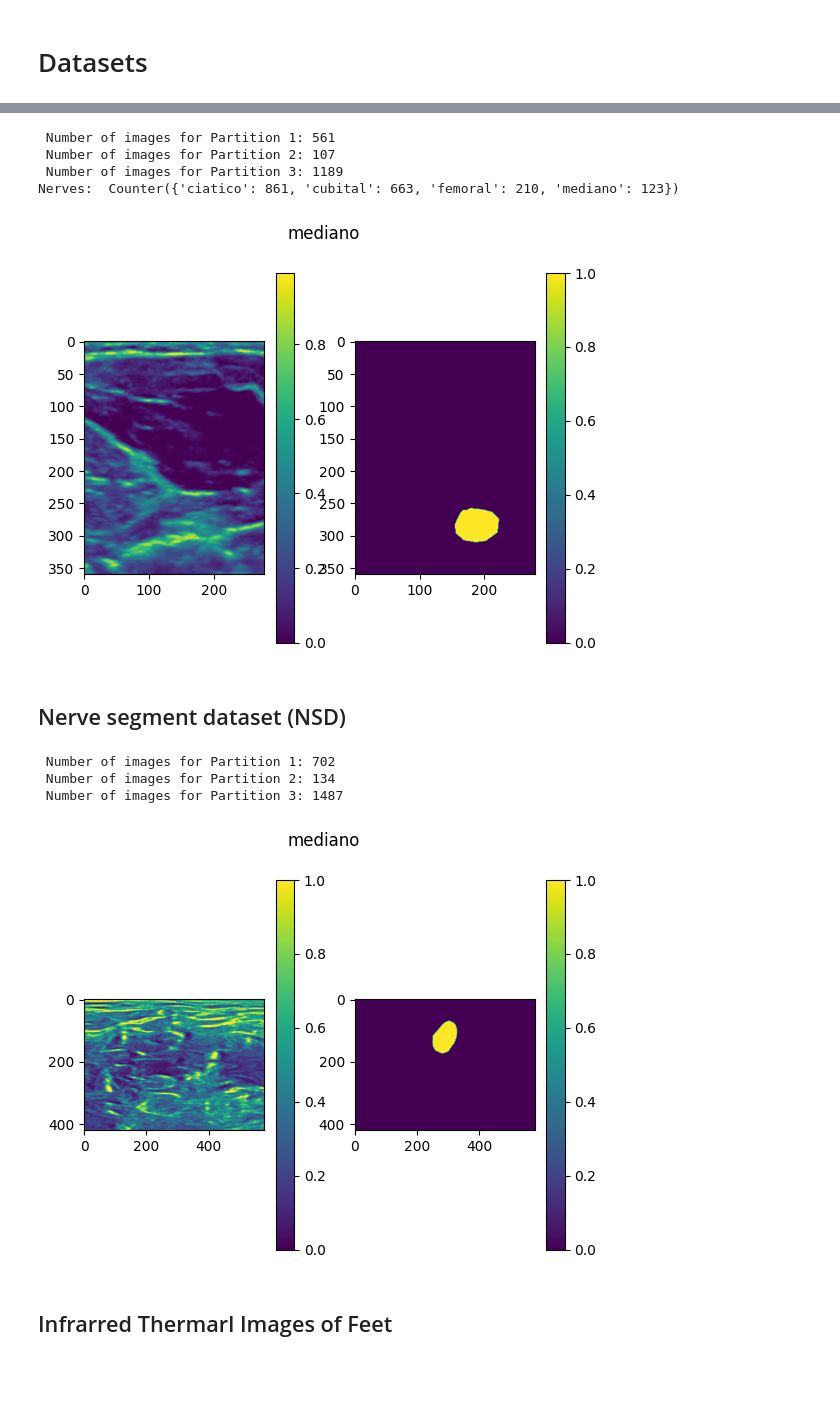
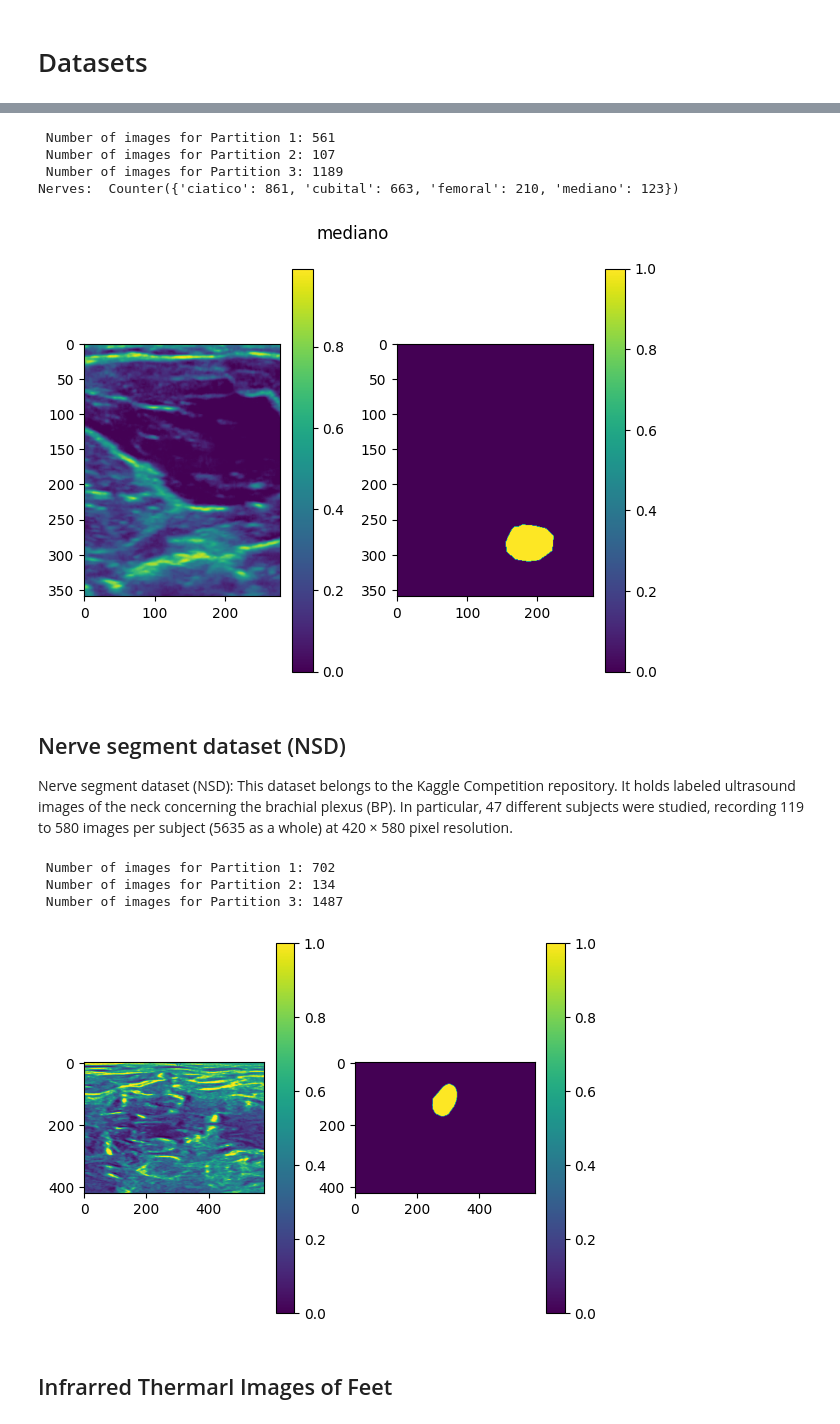
Before and after one commit to UN-GCPDS/python-gcpds.image_segmentation, a Jupyter notebook: docs/source/notebooks/02-datasets.ipynb, the cells around one changed output, grey strips where cells are left out. Saved outputs shown, nothing was run; the diff lists cells and outputs as text; code cells hidden in the pictures; blank space fills up the shorter version.

Commit message:
Update: documentation datasets

```diff
--- a/docs/source/notebooks/02-datasets.ipynb
+++ b/docs/source/notebooks/02-datasets.ipynb
@@ -24,39 +27,41 @@ for img, mask, label, id_img in train_dataset.take(1):
     plt.colorbar()
     plt.suptitle(label.numpy()[0].decode())
 
+plt.tight_layout()
 plt.show()
 # %% [output]
  Number of images for Partition 1: 561
  Number of images for Partition 2: 107
  Number of images for Partition 3: 1189
 Nerves:  Counter({'ciatico': 861, 'cubital': 663, 'femoral': 210, 'mediano': 123})
-[figure, old version]
+[figure, new version]
-# %% [markdown]
-## Nerve segment dataset (NSD)
+# %% [markdown]
+## Nerve segment dataset (NSD)
+
+Nerve segment dataset (NSD): This dataset belongs to the Kaggle Competition repository. It holds labeled ultrasound images of the neck concerning the brachial plexus (BP). In particular, 47 different subjects were studied, recording 119 to 580 images  per subject (5635 as a whole) at 420 × 580 pixel resolution.
 # %%
 from gcpds.image_segmentation.datasets.segmentation import BrachialPlexus
 
 dataset = BrachialPlexus(split=[0.64,0.16,0.2],seed=70)
 train_dataset, test_dataset, val_dataset = dataset()
 train_dataset = train_dataset.batch(1)
 test_dataset = test_dataset.batch(1)
 val_dataset = val_dataset.batch(1)
 
 for img, mask, id_img in train_dataset.take(1):
     plt.subplot(1,2,1)
     plt.imshow(img[0,...])
     plt.colorbar()
     plt.subplot(1,2,2)
     plt.imshow(mask[0,...,0])
     plt.colorbar()
-    plt.suptitle(label.numpy()[0].decode())
 
 plt.show()
 # %% [output]
  Number of images for Partition 1: 702
  Number of images for Partition 2: 134
  Number of images for Partition 3: 1487
-[figure, old version]
+[figure, new version]
 # %% [markdown]
 ## Infrarred Thermarl Images of Feet
 # %%
```
Also changed, not shown: parts of 4 cells of this notebook, 2 other files.
